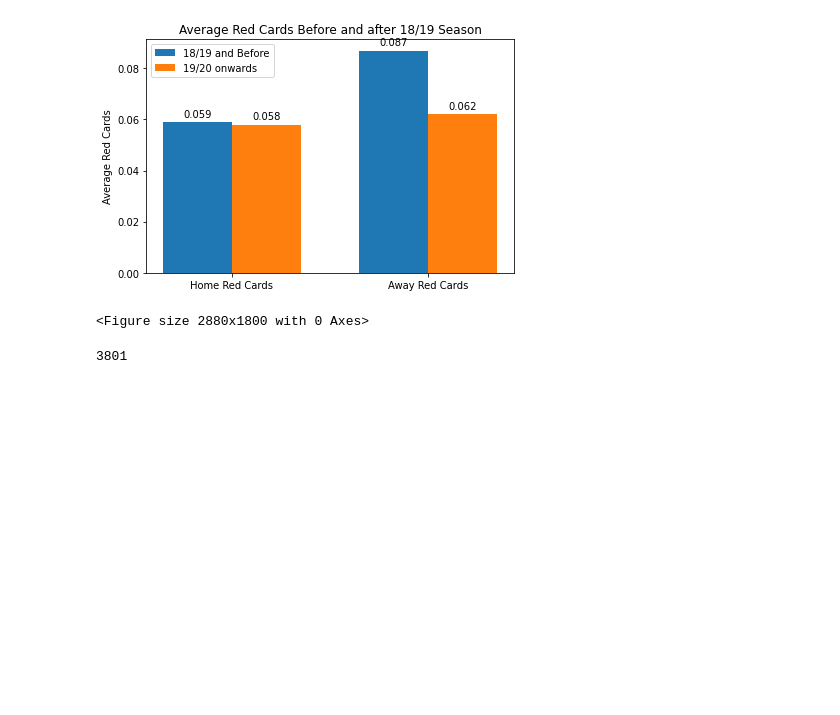
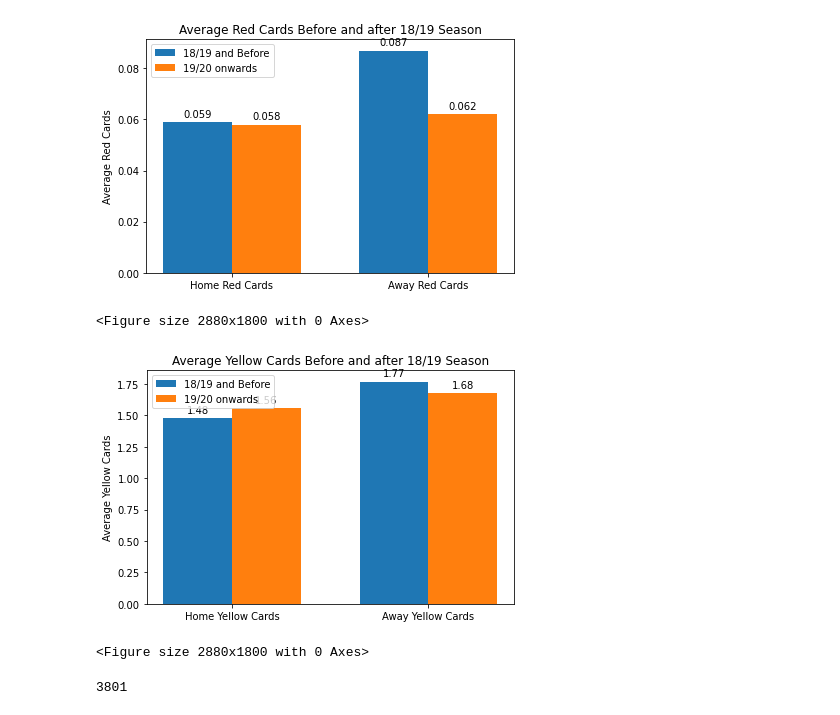
Before and after one commit to ShaneMcGinley/Football_Prediction, a Jupyter notebook: Predicting.ipynb, the cells around one changed output. Cells and saved outputs as stored; diff of their text form; code cells hidden in the pictures; blank space fills up the shorter version.

```diff
--- a/Predicting.ipynb
+++ b/Predicting.ipynb
@@ -297,6 +308,15 @@ avg_away_red_cards_before_19_20 = dfb19_20.AR.sum()* 1.0 / dfb19_20.shape[0]
 print("Average Red cards at home after the 18/19 season: ", avg_home_red_cards_before_19_20)
 print("Average red cards away after the 18/19 season: ", avg_away_red_cards_before_19_20)
 
+#Average Yellow cards BEFORE the 19/20 season
+print()
+avg_home_yellow_cards_before_19_20 = dfb19_20.HY.sum()* 1.0 / dfb19_20.shape[0]
+avg_away_yellow_cards_before_19_20 = dfb19_20.AY.sum()* 1.0 / dfb19_20.shape[0]
+avg_home_yellow_cards_before_19_20 = round(avg_home_yellow_cards_before_19_20, 2)
+avg_away_yellow_cards_before_19_20 = round(avg_away_yellow_cards_before_19_20, 2)
+print("Average yellow cards at home after the 18/19 season: ", avg_home_yellow_cards_ovr)
+print("Average yellow cards away after the 18/19 season: ", avg_away_yellow_cards_ovr)
+
 #Average fouls BEFORE the 19/20 season
 print()
 avg_home_fouls_before_19_20 = dfb19_20.HF.sum() * 1.0 / dfb19_20.shape[0]
@@ -333,6 +356,15 @@ avg_away_red_cards_19_21 = df19_21.AR.sum()* 1.0 / df19_21.shape[0]
 print("Average red cards at home after the 18/19 season: ", avg_home_red_cards_19_21)
 print("Average red cards away after the 18/19 season: ", avg_away_red_cards_19_21)
 
+#Average Yellow cards AFTER the 18/19 season
+print()
+avg_home_yellow_cards_19_21 = df19_21.HY.sum()* 1.0 / df19_21.shape[0]
+avg_away_yellow_cards_19_21 = df19_21.AY.sum()* 1.0 / df19_21.shape[0]
+avg_home_yellow_cards_19_21 = round(avg_home_yellow_cards_19_21, 2)
+avg_away_yellow_cards_19_21 = round(avg_away_yellow_cards_19_21, 2)
+print("Average yellow cards at home after the 18/19 season: ", avg_home_yellow_cards_19_21)
+print("Average yellow cards away after the 18/19 season: ", avg_away_yellow_cards_19_21)
+
 #Average fouls AFTER the 18/19 season
 print()
 avg_home_fouls_19_21 = df19_21.HF.sum() * 1.0 / df19_21.shape[0]
@@ -449,6 +484,46 @@ plt.show()
 # %% [output]
 [figure]
 <Figure size 2880x1800 with 0 Axes>
+# %%
+labels = ["Home Yellow Cards", "Away Yellow Cards"]
+values_19 = [round(avg_home_yellow_cards_before_19_20, 3), round(avg_away_yellow_cards_before_19_20, 3)]
+values_20 = [round(avg_home_yellow_cards_19_21, 3), round(avg_away_yellow_cards_19_21, 3)]
+
+x = np.arange(len(labels))  # the label locations
+width = 0.35  # the width of the bars
+
+fig, ax = plt.subplots()
+rects1 = ax.bar(x - width/2, values_19, width, label='18/19 and Before')
+rects2 = ax.bar(x + width/2, values_20, width, label='19/20 onwards')
+
+# Add some text for labels, title and custom x-axis tick labels, etc.
+ax.set_ylabel('Average Yellow Cards')
+ax.set_title('Average Yellow Cards Before and after 18/19 Season')
+ax.set_xticks(x)
+ax.set_xticklabels(labels)
+ax.legend()
+
+
+def autolabel(rects):
+    """Attach a text label above each bar in *rects*, displaying its height."""
+    for rect in rects:
+        height = rect.get_height()
+        ax.annotate('{}'.format(height),
+                    xy=(rect.get_x() + rect.get_width() / 2, height),
+                    xytext=(0, 3),  # 3 points vertical offset
+                    textcoords="offset points",
+                    ha='center', va='bottom')
+
+
+autolabel(rects1)
+autolabel(rects2)
+
+fig.tight_layout()
+plt.figure(figsize=(40, 25))
+plt.show()
+# %% [output]
+[figure, added]
+<Figure size 2880x1800 with 0 Axes>
 # %%
 dfb19_20.shape[0]
 # %% [output]
```
Also changed, not shown: parts of 9 cells of this notebook.
